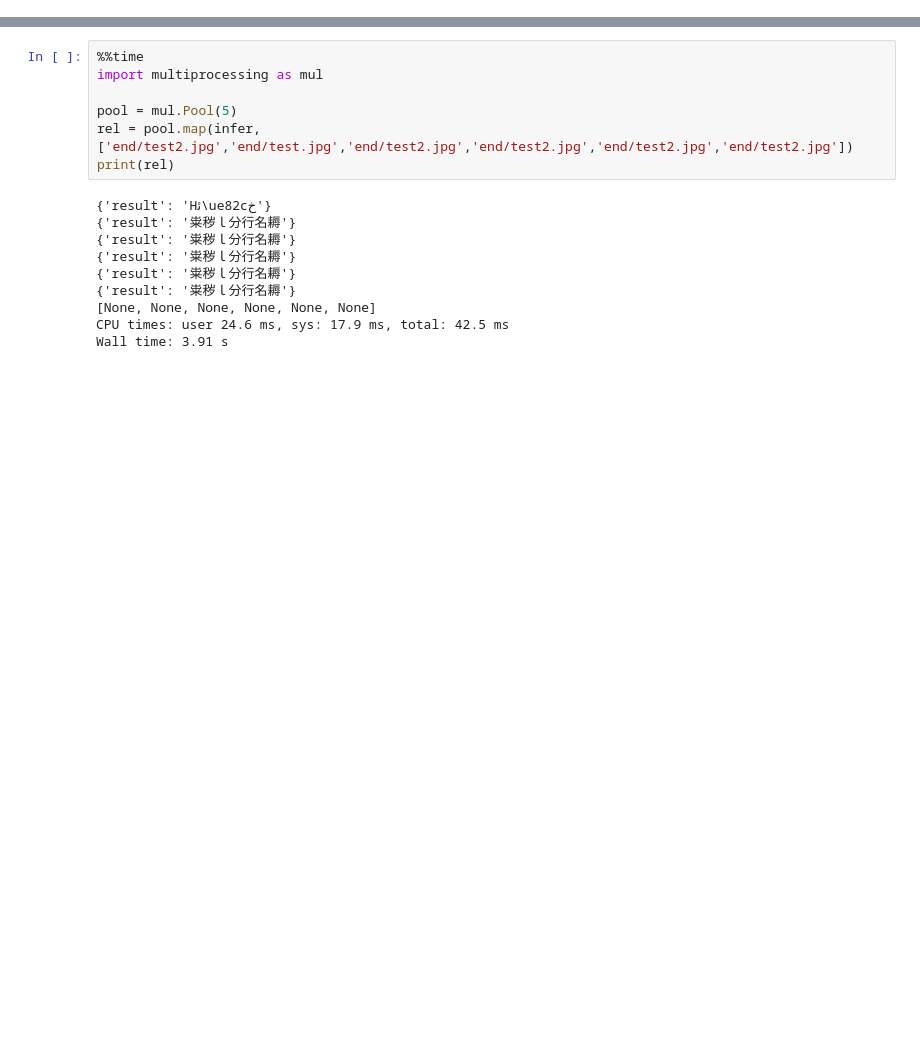
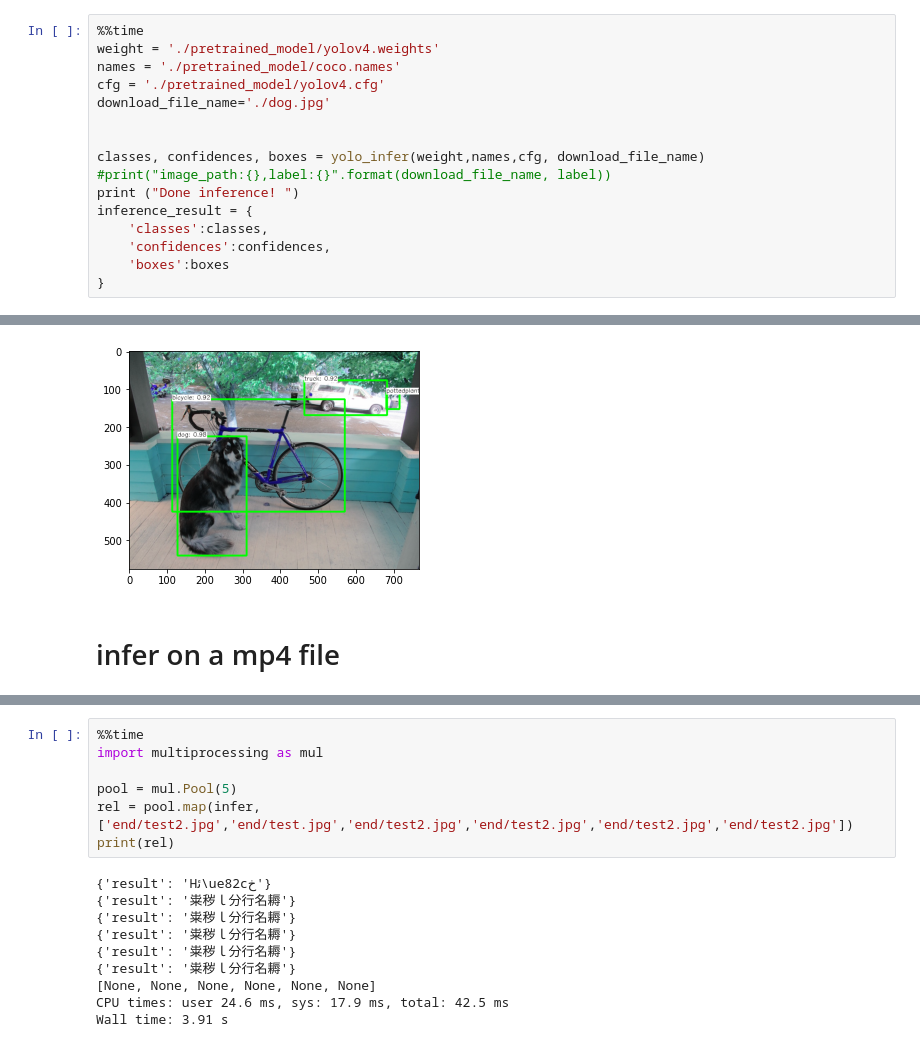
Before and after one commit to jackie930/yolov4-SageMaker, a Jupyter notebook: source/yolov4_endpoint/client.ipynb, the cells around one changed output, grey strips where cells are left out. Saved outputs shown, nothing was run; the diff lists cells and outputs as text; blank space fills up the shorter version.

```diff
--- a/source/yolov4_endpoint/client.ipynb
+++ b/source/yolov4_endpoint/client.ipynb
@@ -0,0 +36,17 @@
+# %%
+%%time
+weight = './pretrained_model/yolov4.weights'
+names = './pretrained_model/coco.names'
+cfg = './pretrained_model/yolov4.cfg'
+download_file_name='./dog.jpg'
+
+
+classes, confidences, boxes = yolo_infer(weight,names,cfg, download_file_name)
+#print("image_path:{},label:{}".format(download_file_name, label))
+print ("Done inference! ")
+inference_result = {
+    'classes':classes,
+    'confidences':confidences,
+    'boxes':boxes
+}
+# %% [output]
@@ -0,0 +57,3 @@
+[figure, added]
+# %% [markdown]
+# infer on a mp4 file
```
Also changed, not shown: parts of 14 cells of this notebook, 1 other file.
